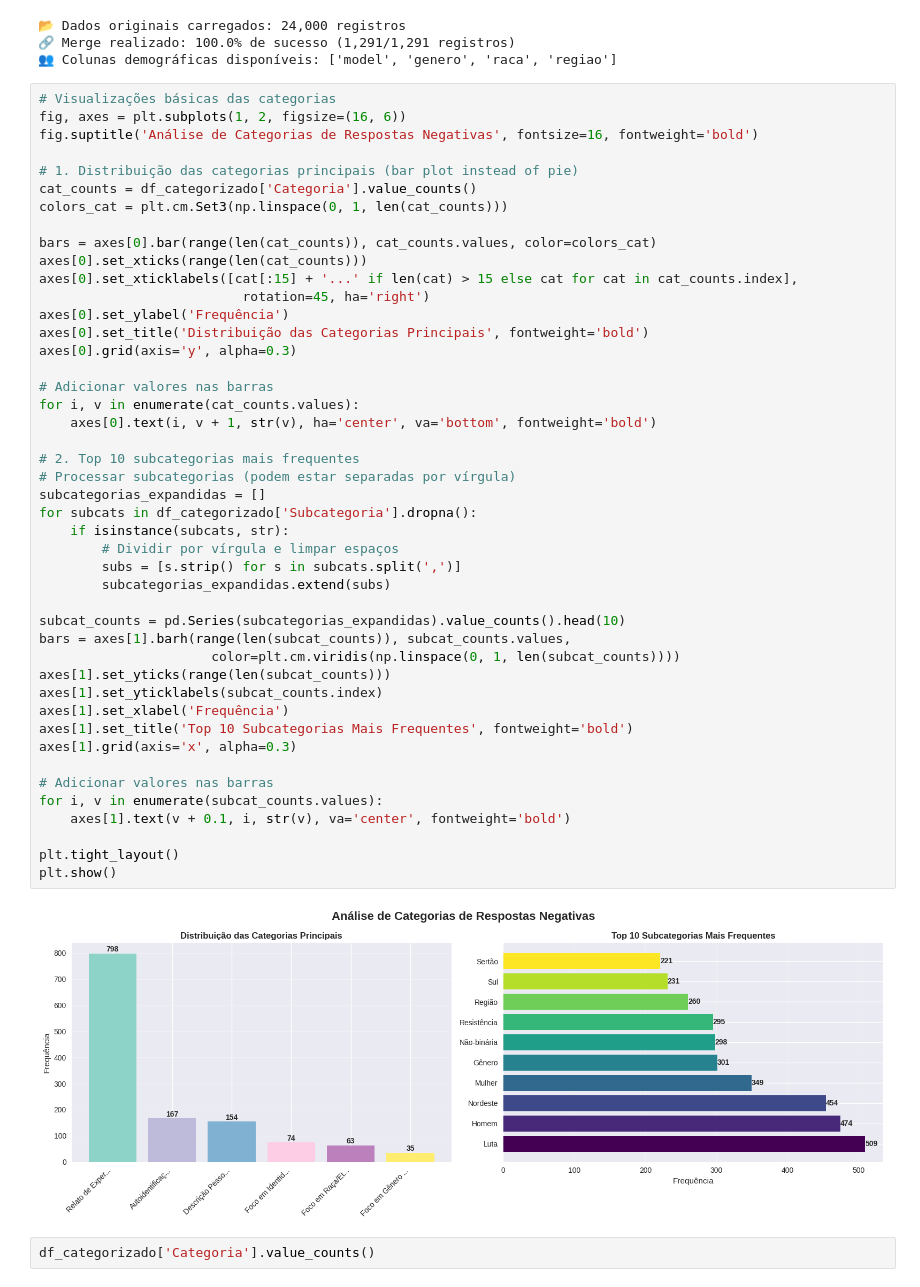
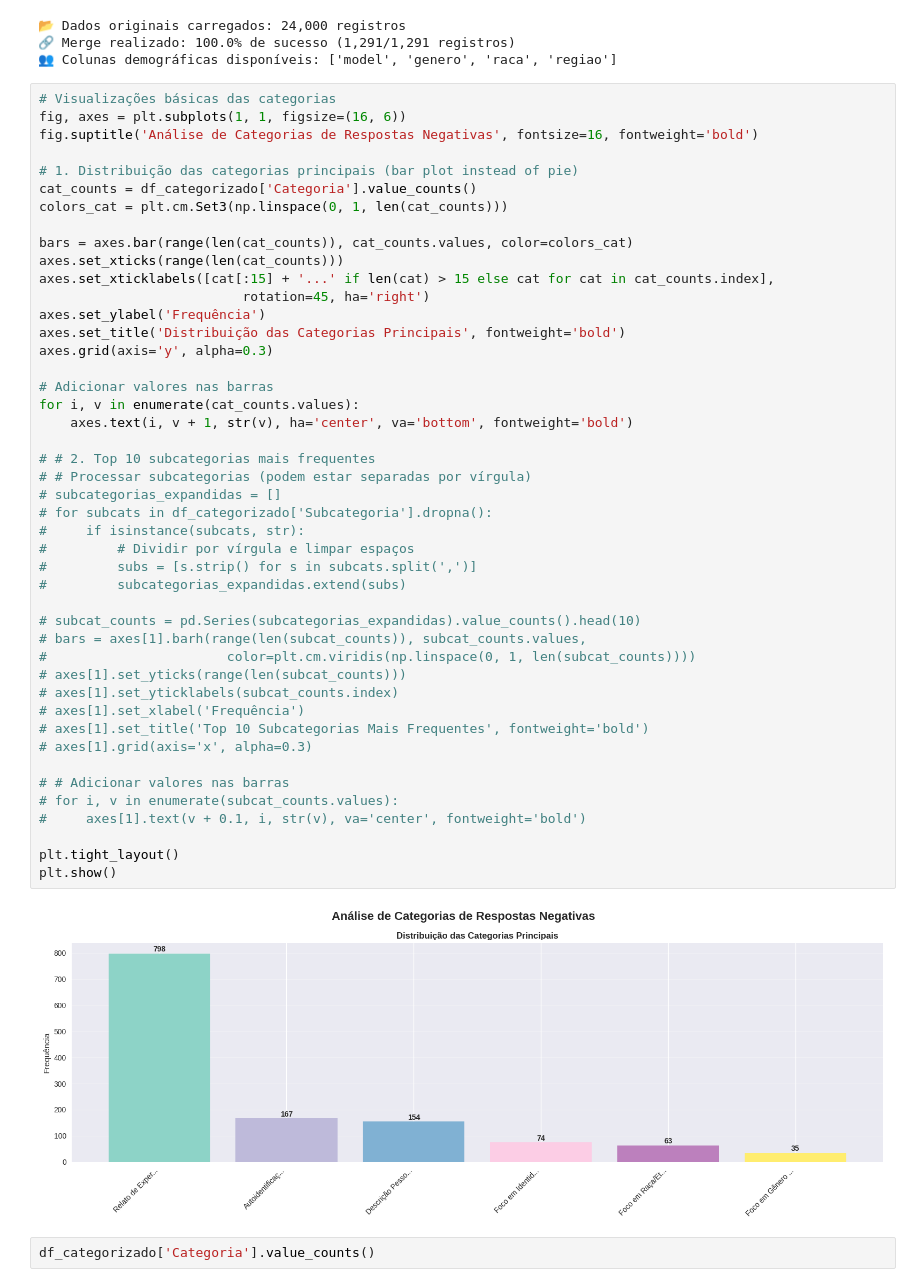
Before and after one commit to IgorJoaquimn/portuguese-llm, a Jupyter notebook: notebooks/negative_sentiment_gemini_category.ipynb, the cells around one changed output. Cells and saved outputs as stored; diff of their text form.

```diff
--- a/notebooks/negative_sentiment_gemini_category.ipynb
+++ b/notebooks/negative_sentiment_gemini_category.ipynb
@@ -84,51 +84,51 @@ print(f"👥 Colunas demográficas disponíveis: {colunas_disponiveis}")
 👥 Colunas demográficas disponíveis: ['model', 'genero', 'raca', 'regiao']
 # %%
 # Visualizações básicas das categorias
-fig, axes = plt.subplots(1, 2, figsize=(16, 6))
+fig, axes = plt.subplots(1, 1, figsize=(16, 6))
 fig.suptitle('Análise de Categorias de Respostas Negativas', fontsize=16, fontweight='bold')
 
 # 1. Distribuição das categorias principais (bar plot instead of pie)
 cat_counts = df_categorizado['Categoria'].value_counts()
 colors_cat = plt.cm.Set3(np.linspace(0, 1, len(cat_counts)))
 
-bars = axes[0].bar(range(len(cat_counts)), cat_counts.values, color=colors_cat)
-axes[0].set_xticks(range(len(cat_counts)))
-axes[0].set_xticklabels([cat[:15] + '...' if len(cat) > 15 else cat for cat in cat_counts.index],
+bars = axes.bar(range(len(cat_counts)), cat_counts.values, color=colors_cat)
+axes.set_xticks(range(len(cat_counts)))
+axes.set_xticklabels([cat[:15] + '...' if len(cat) > 15 else cat for cat in cat_counts.index],
                           rotation=45, ha='right')
-axes[0].set_ylabel('Frequência')
-axes[0].set_title('Distribuição das Categorias Principais', fontweight='bold')
-axes[0].grid(axis='y', alpha=0.3)
+axes.set_ylabel('Frequência')
+axes.set_title('Distribuição das Categorias Principais', fontweight='bold')
+axes.grid(axis='y', alpha=0.3)
 
 # Adicionar valores nas barras
 for i, v in enumerate(cat_counts.values):
-    axes[0].text(i, v + 1, str(v), ha='center', va='bottom', fontweight='bold')
+    axes.text(i, v + 1, str(v), ha='center', va='bottom', fontweight='bold')
 
-# 2. Top 10 subcategorias mais frequentes
-# Processar subcategorias (podem estar separadas por vírgula)
-subcategorias_expandidas = []
-for subcats in df_categorizado['Subcategoria'].dropna():
-    if isinstance(subcats, str):
-        # Dividir por vírgula e limpar espaços
-        subs = [s.strip() for s in subcats.split(',')]
-        subcategorias_expandidas.extend(subs)
+# # 2. Top 10 subcategorias mais frequentes
+# # Processar subcategorias (podem estar separadas por vírgula)
+# subcategorias_expandidas = []
+# for subcats in df_categorizado['Subcategoria'].dropna():
+#     if isinstance(subcats, str):
+#         # Dividir por vírgula e limpar espaços
+#         subs = [s.strip() for s in subcats.split(',')]
+#         subcategorias_expandidas.extend(subs)
 
-subcat_counts = pd.Series(subcategorias_expandidas).value_counts().head(10)
-bars = axes[1].barh(range(len(subcat_counts)), subcat_counts.values,
-                      color=plt.cm.viridis(np.linspace(0, 1, len(subcat_counts))))
-axes[1].set_yticks(range(len(subcat_counts)))
-axes[1].set_yticklabels(subcat_counts.index)
-axes[1].set_xlabel('Frequência')
-axes[1].set_title('Top 10 Subcategorias Mais Frequentes', fontweight='bold')
-axes[1].grid(axis='x', alpha=0.3)
+# subcat_counts = pd.Series(subcategorias_expandidas).value_counts().head(10)
+# bars = axes[1].barh(range(len(subcat_counts)), subcat_counts.values,
+#                       color=plt.cm.viridis(np.linspace(0, 1, len(subcat_counts))))
+# axes[1].set_yticks(range(len(subcat_counts)))
+# axes[1].set_yticklabels(subcat_counts.index)
+# axes[1].set_xlabel('Frequência')
+# axes[1].set_title('Top 10 Subcategorias Mais Frequentes', fontweight='bold')
+# axes[1].grid(axis='x', alpha=0.3)
 
-# Adicionar valores nas barras
-for i, v in enumerate(subcat_counts.values):
-    axes[1].text(v + 0.1, i, str(v), va='center', fontweight='bold')
+# # Adicionar valores nas barras
+# for i, v in enumerate(subcat_counts.values):
+#     axes[1].text(v + 0.1, i, str(v), va='center', fontweight='bold')
 
 plt.tight_layout()
 plt.show()
 # %% [output]
-[figure, old version]
+[figure, new version]
 # %%
 df_categorizado['Categoria'].value_counts()
 # %% [output]
```
Also changed, not shown: 1 other file.
